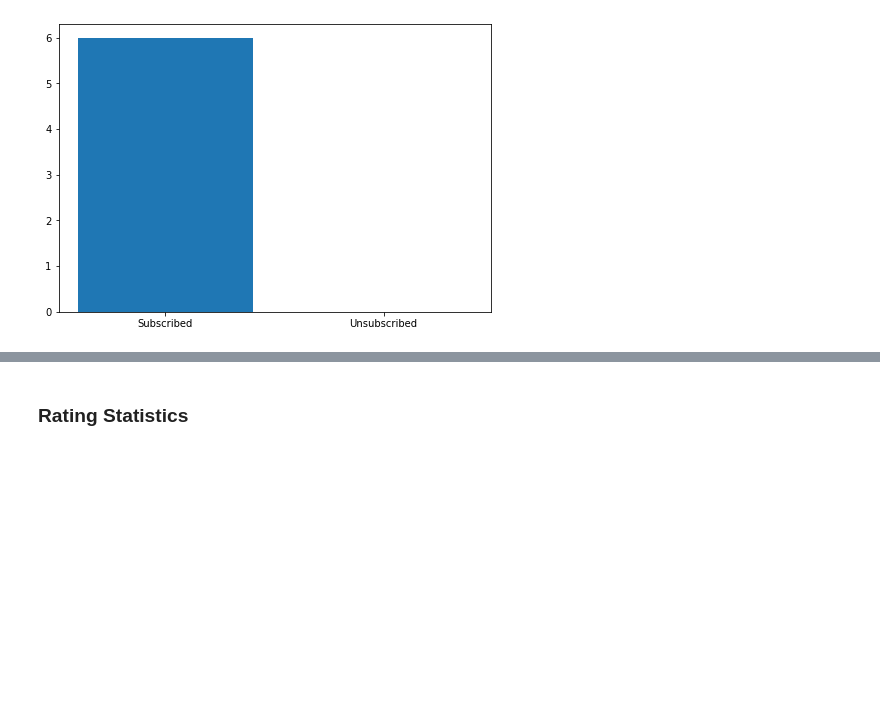
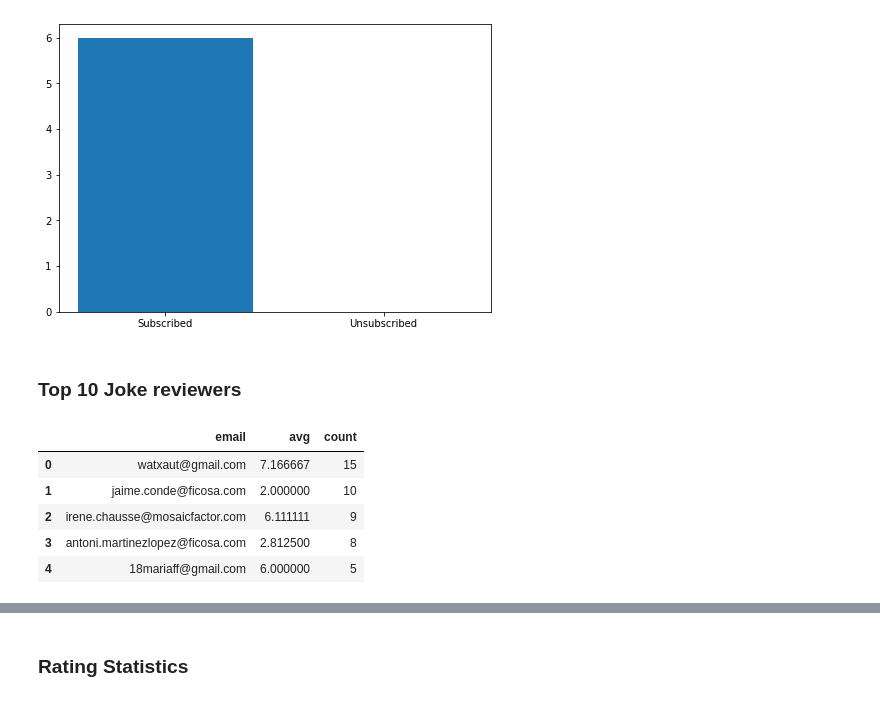
Before and after one commit to watxaut-alpha/joke-app, a Jupyter notebook: notebooks/analysis_mail_users.ipynb, the cells around one changed output, grey strips where cells are left out. Saved outputs shown, nothing was run; the diff lists cells and outputs as text; code cells hidden in the pictures; blank space fills up the shorter version.

```diff
--- a/notebooks/analysis_mail_users.ipynb
+++ b/notebooks/analysis_mail_users.ipynb
@@ -38,3 +38,5 @@ ax.bar(l_bars, [n_subbed, n_unsubbed])
 plt.show()
 # %% [output]
 [figure]
+# %% [markdown]
+### Top 10 Joke reviewers
@@ -40,0 +55,9 @@ plt.show()
+# %%
+df_mean_user.head(10)
+# %% [output]
+|  | email | avg | count |
+| 0 | watxaut@gmail.com | 7.166667 | 15 |
+| 1 | jaime.conde@ficosa.com | 2.000000 | 10 |
+| 2 | irene.chausse@mosaicfactor.com | 6.111111 | 9 |
+| 3 | antoni.martinezlopez@ficosa.com | 2.812500 | 8 |
+| 4 | 18mariaff@gmail.com | 6.000000 | 5 |
```
Also changed, not shown: parts of 3 cells of this notebook, 2 other files.
